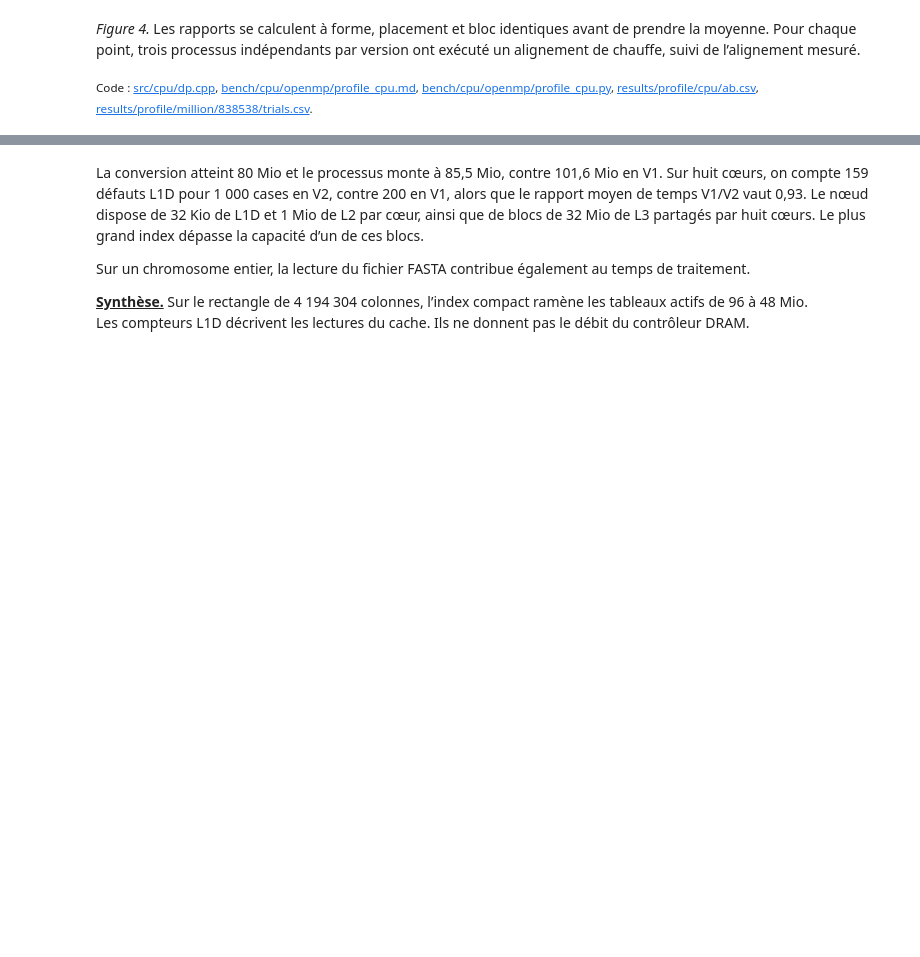
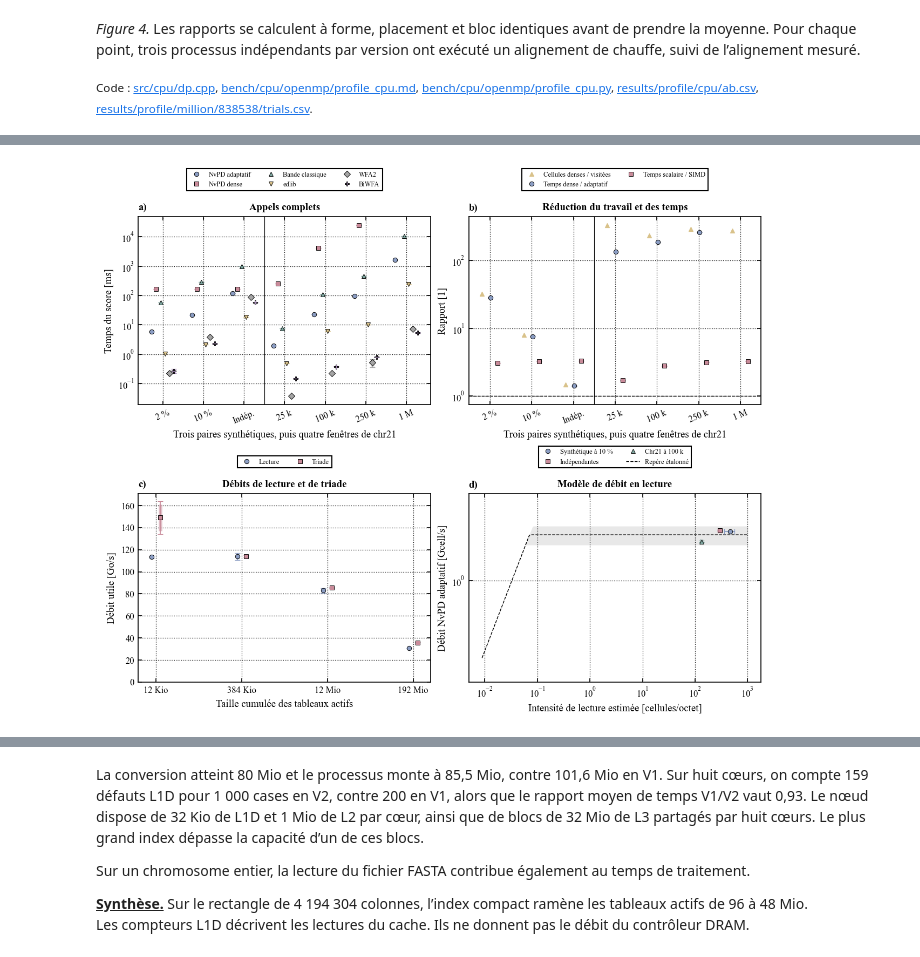
Before and after one commit to wolf75222/nvpd-edit-distance, a Jupyter notebook: notebooks/profil_nvpd.ipynb, the cells around one changed output, grey strips where cells are left out. Drawn from its saved outputs; the diff is of its cells as text; code cells hidden in the pictures; blank space fills up the shorter version.

```diff
--- a/notebooks/profil_nvpd.ipynb
+++ b/notebooks/profil_nvpd.ipynb
@@ -486,0 +499,70 @@ Les compteurs de cache permettent de comparer les lectures avec les tailles allo
+# %%
+from studies.adaptive import make_figure as ad_make_figure
+
+ad_dir = RES / "adaptive/839188"
+ad_times = nv_csv(ad_dir / "trials.csv")
+assert ad_times.groupby(["case", "algorithm"]).block.nunique().eq(5).all()
+for (ad_case, ad_alg), ad_group in ad_times.groupby(["case", "algorithm"]):
+    nv_stats.add(5, "seconds", ad_alg, ad_case, ad_group.seconds, "fresh_warmed_process")
+for ad_case, ad_group in ad_times.groupby("case"):
+    ad_q = ad_group.pivot(index="block", columns="algorithm", values="seconds")
+    for ad_alg in ["nvpd-omp", "band-control", "banded-trim"]:
+        if ad_alg in ad_q:
+            nv_stats.add(
+                5,
+                "paired_time_over_adaptive",
+                ad_alg,
+                ad_case,
+                ad_q[ad_alg] / ad_q["nvpd-adaptive"],
+                "paired_process_block",
+            )
+ad_work = nv_csv(ad_dir / "work.csv")
+for ad_r in ad_work.itertuples(index=False):
+    nv_stats.add(
+        5,
+        "dense_over_visited_cells",
+        "nvpd-adaptive",
+        ad_r.case,
+        [ad_r.cell_ratio],
+        "operation_count",
+        independent=False,
+    )
+ad_cal = nv_csv(ad_dir / "calibration.csv")
+for (ad_kind, ad_size), ad_group in ad_cal.groupby(["kernel", "footprint_kib"]):
+    ad_factor = {"row": 1, "read": 4, "triad": 12}[ad_kind]
+    ad_rate = ad_factor * ad_group.elements * ad_group.rounds / (1e9 * ad_group.seconds)
+    nv_stats.add(
+        5,
+        "gcell_s" if ad_kind == "row" else "requested_GB_s",
+        ad_kind,
+        ad_size,
+        ad_rate,
+        "fresh_calibration_process",
+    )
+ad_pmu = nv_csv(ad_dir / "counters.csv")
+ad_pmu["event"] = ad_pmu.event.str.removesuffix(":u")
+ad_panel = ad_pmu[ad_pmu.algorithm.eq("nvpd-adaptive")]
+for ad_case, ad_group in ad_panel.groupby("case"):
+    ad_reads = ad_group.pivot(index="block", columns="event", values="count")
+    ad_row = ad_group[ad_group.event.eq("r4844")].set_index("block").sort_index()
+    ad_bytes = 64 * (ad_reads.r4844 + ad_reads.rff72)
+    nv_stats.add(
+        5,
+        "updates_per_estimated_dram_byte",
+        "nvpd-adaptive",
+        ad_case,
+        ad_row.cells / ad_bytes,
+        "fresh_counter_block",
+    )
+    nv_stats.add(
+        5,
+        "profile_gcell_s",
+        "nvpd-adaptive",
+        ad_case,
+        ad_row.cells / (1e9 * ad_row.seconds),
+        "fresh_counter_block",
+    )
+ad_fig = ad_make_figure(ROOT)
+nv_save(ad_fig, "cpu/nvpd_adaptatif")
+# %% [output]
+[figure, added]
```
Also changed, not shown: parts of 155 cells of this notebook, 30 other files.
